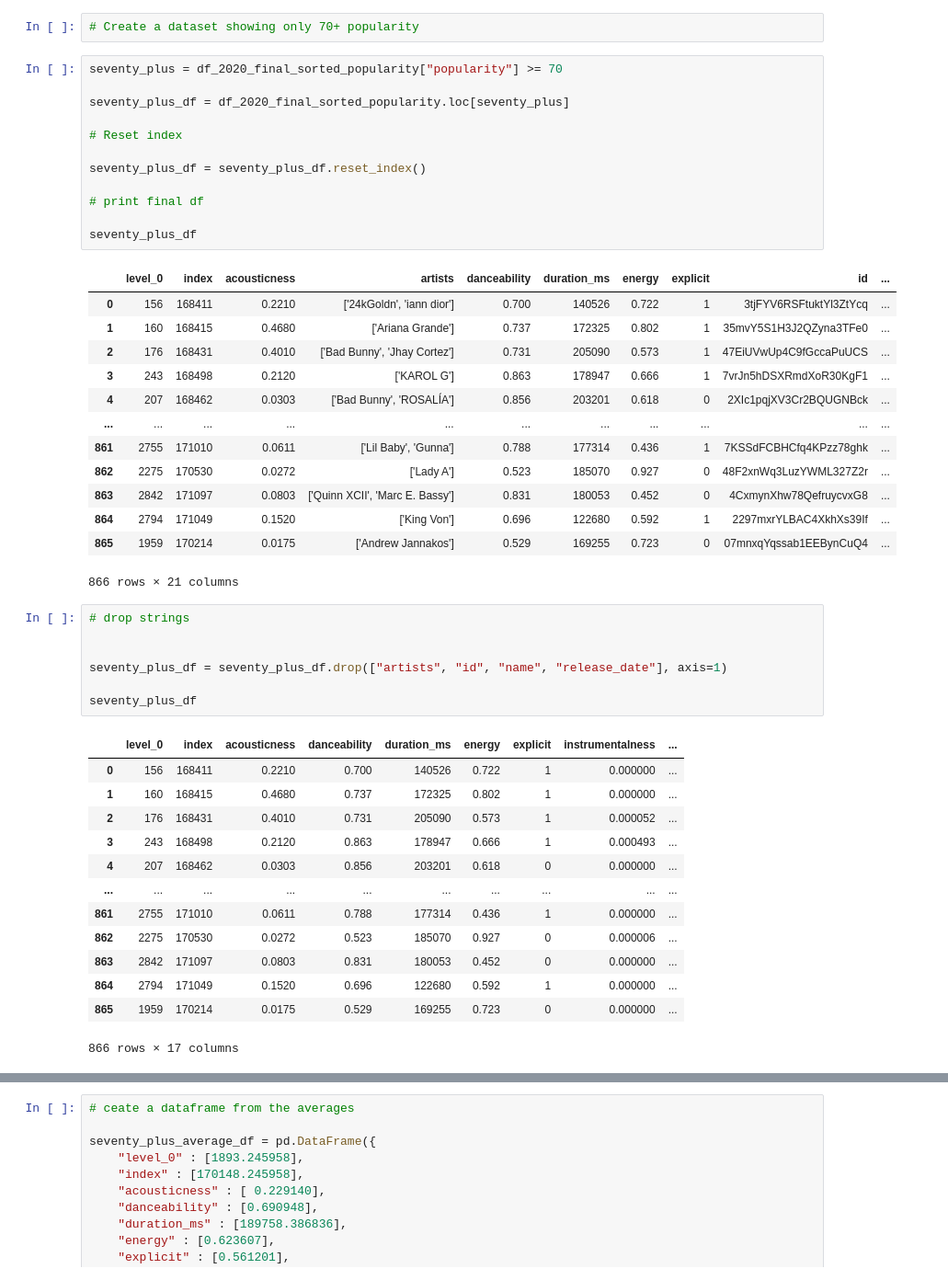
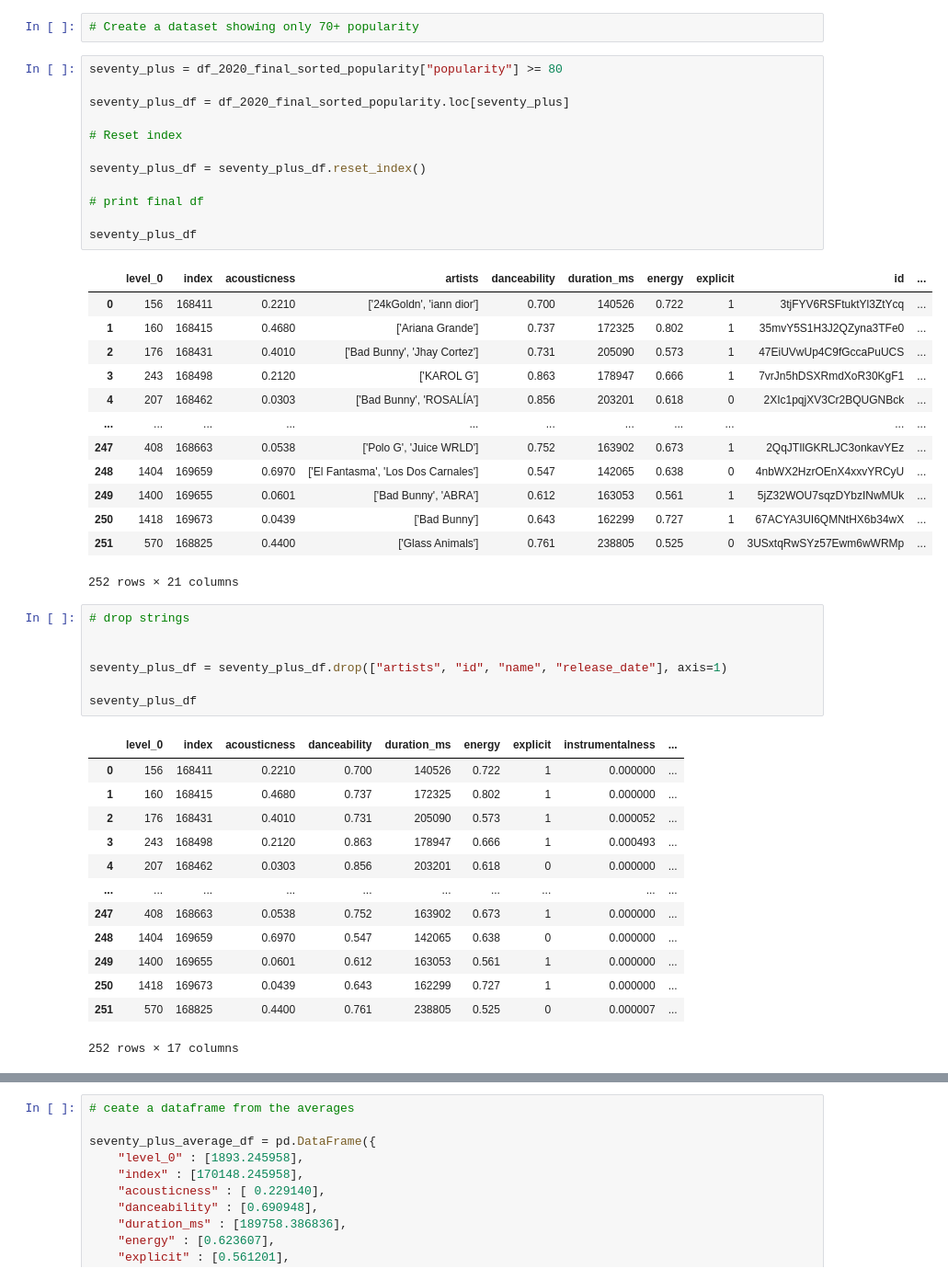
Before and after one commit to GregMaginn/Project-01, a Jupyter notebook: Popularity_By_Track_Identifier_2020.ipynb, the cells around one changed output, grey strips where cells are left out. Shown at 92% size. Cells and saved outputs as stored; diff of their text form.

```diff
--- a/Popularity_By_Track_Identifier_2020.ipynb
+++ b/Popularity_By_Track_Identifier_2020.ipynb
@@ -71,31 +71,31 @@ df_2020_final_sorted_popularity
 # %%
 # Create a dataset showing only 70+ popularity
 # %%
-seventy_plus = df_2020_final_sorted_popularity["popularity"] >= 70
+seventy_plus = df_2020_final_sorted_popularity["popularity"] >= 80
 
 seventy_plus_df = df_2020_final_sorted_popularity.loc[seventy_plus]
 
 # Reset index
 
 seventy_plus_df = seventy_plus_df.reset_index()
 
 # print final df
 
 seventy_plus_df
 # %% [output]
 |  | level_0 | index | acousticness | artists | danceability | duration_ms | energy | explicit | id | ... |
 | 0 | 156 | 168411 | 0.2210 | ['24kGoldn', 'iann dior'] | 0.700 | 140526 | 0.722 | 1 | 3tjFYV6RSFtuktYl3ZtYcq | ... |
 | 1 | 160 | 168415 | 0.4680 | ['Ariana Grande'] | 0.737 | 172325 | 0.802 | 1 | 35mvY5S1H3J2QZyna3TFe0 | ... |
 | 2 | 176 | 168431 | 0.4010 | ['Bad Bunny', 'Jhay Cortez'] | 0.731 | 205090 | 0.573 | 1 | 47EiUVwUp4C9fGccaPuUCS | ... |
 | 3 | 243 | 168498 | 0.2120 | ['KAROL G'] | 0.863 | 178947 | 0.666 | 1 | 7vrJn5hDSXRmdXoR30KgF1 | ... |
 | 4 | 207 | 168462 | 0.0303 | ['Bad Bunny', 'ROSALÍA'] | 0.856 | 203201 | 0.618 | 0 | 2XIc1pqjXV3Cr2BQUGNBck | ... |
 | ... | ... | ... | ... | ... | ... | ... | ... | ... | ... | ... |
-| 861 | 2755 | 171010 | 0.0611 | ['Lil Baby', 'Gunna'] | 0.788 | 177314 | 0.436 | 1 | 7KSSdFCBHCfq4KPzz78ghk | ... |
-| 862 | 2275 | 170530 | 0.0272 | ['Lady A'] | 0.523 | 185070 | 0.927 | 0 | 48F2xnWq3LuzYWML327Z2r | ... |
-| 863 | 2842 | 171097 | 0.0803 | ['Quinn XCII', 'Marc E. Bassy'] | 0.831 | 180053 | 0.452 | 0 | 4CxmynXhw78QefruycvxG8 | ... |
-| 864 | 2794 | 171049 | 0.1520 | ['King Von'] | 0.696 | 122680 | 0.592 | 1 | 2297mxrYLBAC4XkhXs39If | ... |
-| 865 | 1959 | 170214 | 0.0175 | ['Andrew Jannakos'] | 0.529 | 169255 | 0.723 | 0 | 07mnxqYqssab1EEBynCuQ4 | ... |
+| 247 | 408 | 168663 | 0.0538 | ['Polo G', 'Juice WRLD'] | 0.752 | 163902 | 0.673 | 1 | 2QqJTIlGKRLJC3onkavYEz | ... |
+| 248 | 1404 | 169659 | 0.6970 | ['El Fantasma', 'Los Dos Carnales'] | 0.547 | 142065 | 0.638 | 0 | 4nbWX2HzrOEnX4xxvYRCyU | ... |
+| 249 | 1400 | 169655 | 0.0601 | ['Bad Bunny', 'ABRA'] | 0.612 | 163053 | 0.561 | 1 | 5jZ32WOU7sqzDYbzINwMUk | ... |
+| 250 | 1418 | 169673 | 0.0439 | ['Bad Bunny'] | 0.643 | 162299 | 0.727 | 1 | 67ACYA3UI6QMNtHX6b34wX | ... |
+| 251 | 570 | 168825 | 0.4400 | ['Glass Animals'] | 0.761 | 238805 | 0.525 | 0 | 3USxtqRwSYz57Ewm6wWRMp | ... |
-866 rows × 21 columns
+252 rows × 21 columns
 # %%
 # drop strings
 
@@ -111,12 +111,12 @@ seventy_plus_df
 | 3 | 243 | 168498 | 0.2120 | 0.863 | 178947 | 0.666 | 1 | 0.000493 | ... |
 | 4 | 207 | 168462 | 0.0303 | 0.856 | 203201 | 0.618 | 0 | 0.000000 | ... |
 | ... | ... | ... | ... | ... | ... | ... | ... | ... | ... |
-| 861 | 2755 | 171010 | 0.0611 | 0.788 | 177314 | 0.436 | 1 | 0.000000 | ... |
-| 862 | 2275 | 170530 | 0.0272 | 0.523 | 185070 | 0.927 | 0 | 0.000006 | ... |
-| 863 | 2842 | 171097 | 0.0803 | 0.831 | 180053 | 0.452 | 0 | 0.000000 | ... |
-| 864 | 2794 | 171049 | 0.1520 | 0.696 | 122680 | 0.592 | 1 | 0.000000 | ... |
-| 865 | 1959 | 170214 | 0.0175 | 0.529 | 169255 | 0.723 | 0 | 0.000000 | ... |
+| 247 | 408 | 168663 | 0.0538 | 0.752 | 163902 | 0.673 | 1 | 0.000000 | ... |
+| 248 | 1404 | 169659 | 0.6970 | 0.547 | 142065 | 0.638 | 0 | 0.000000 | ... |
+| 249 | 1400 | 169655 | 0.0601 | 0.612 | 163053 | 0.561 | 1 | 0.000000 | ... |
+| 250 | 1418 | 169673 | 0.0439 | 0.643 | 162299 | 0.727 | 1 | 0.000000 | ... |
+| 251 | 570 | 168825 | 0.4400 | 0.761 | 238805 | 0.525 | 0 | 0.000007 | ... |
-866 rows × 17 columns
+252 rows × 17 columns
 # %%
 # Find average of identifiers of 2020
 
```
Also changed, not shown: parts of 27 cells of this notebook, 9 other files.
